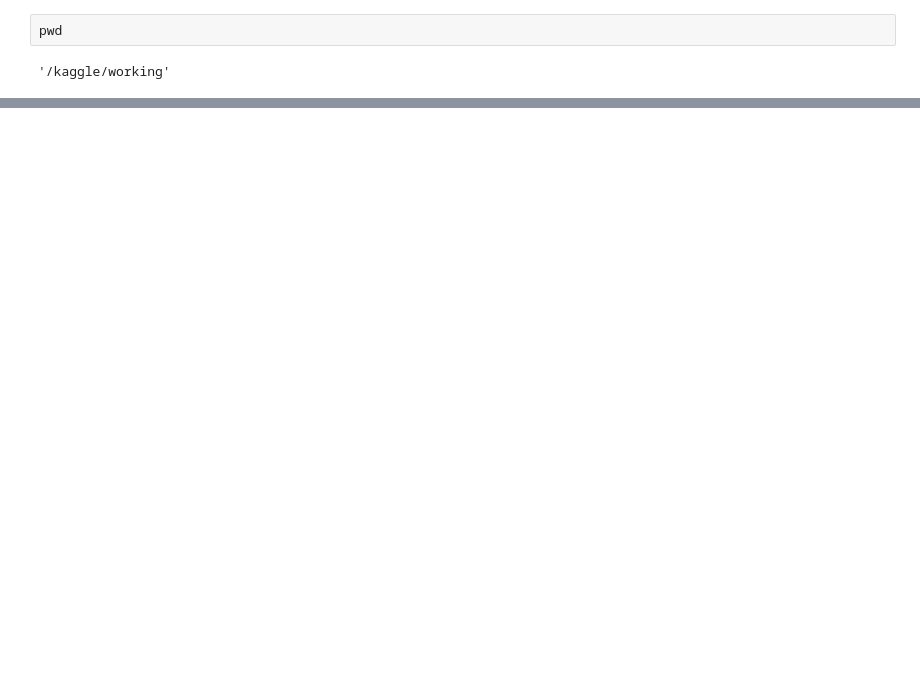
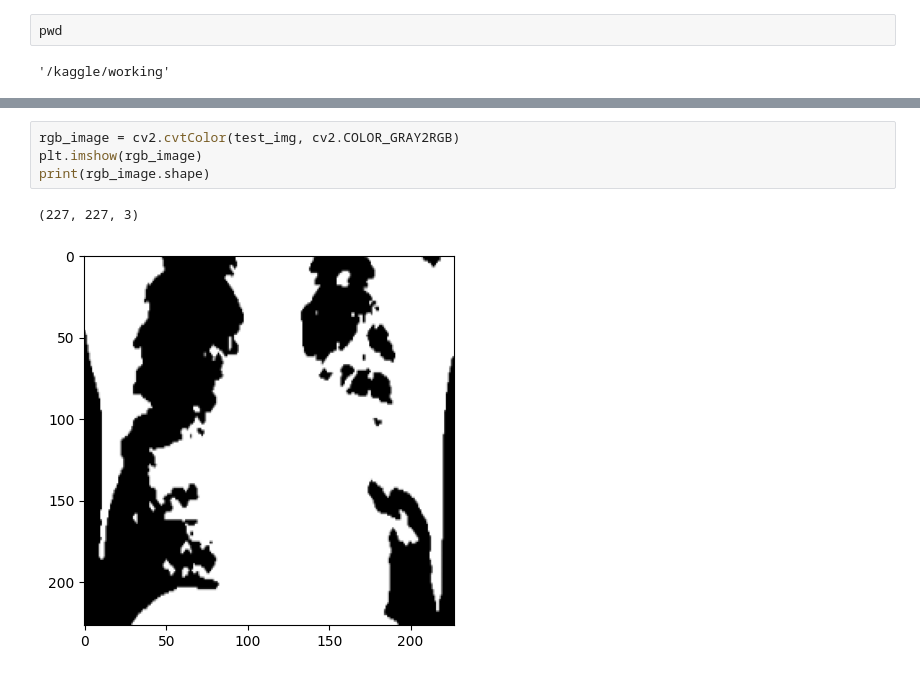
Before and after one commit to sanjoggaihre/Pneumonia_detection_using_CNN, a Jupyter notebook: pneumonia-prediction.ipynb, the cells around one changed output, grey strips where cells are left out. Saved outputs shown, nothing was run; the diff lists cells and outputs as text; blank space fills up the shorter version.

```diff
--- a/pneumonia-prediction.ipynb
+++ b/pneumonia-prediction.ipynb
@@ -321,0 +334,7 @@ plt.show()
+# %%
+rgb_image = cv2.cvtColor(test_img, cv2.COLOR_GRAY2RGB)
+plt.imshow(rgb_image)
+print(rgb_image.shape)
+# %% [output]
+(227, 227, 3)
+[figure, added]
```
Also changed, not shown: parts of 23 cells of this notebook.
